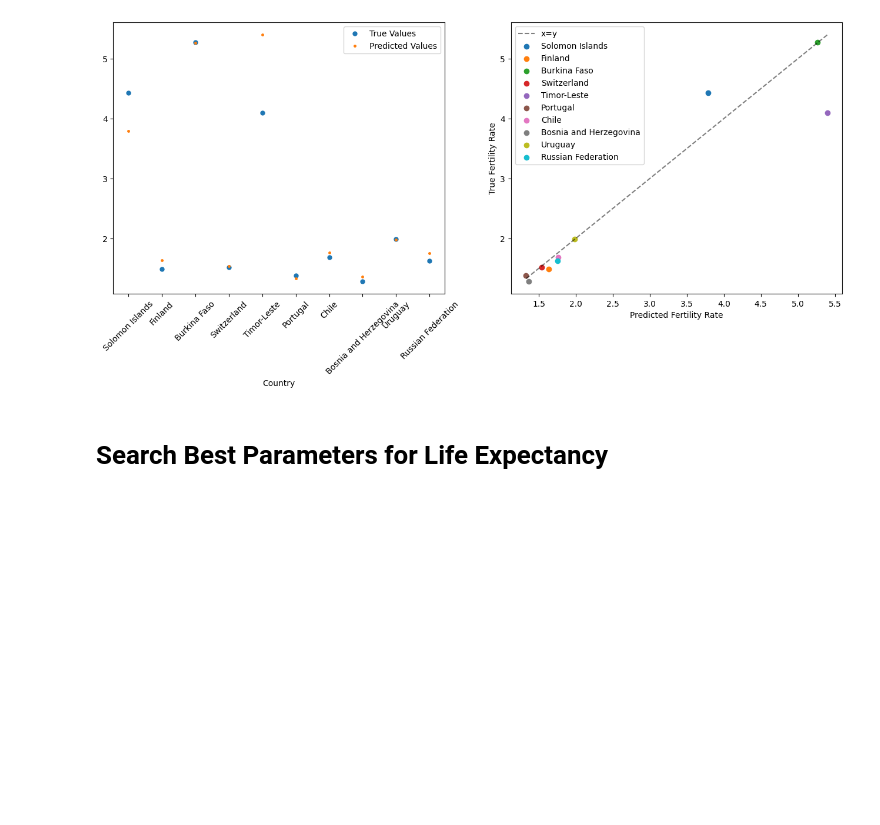
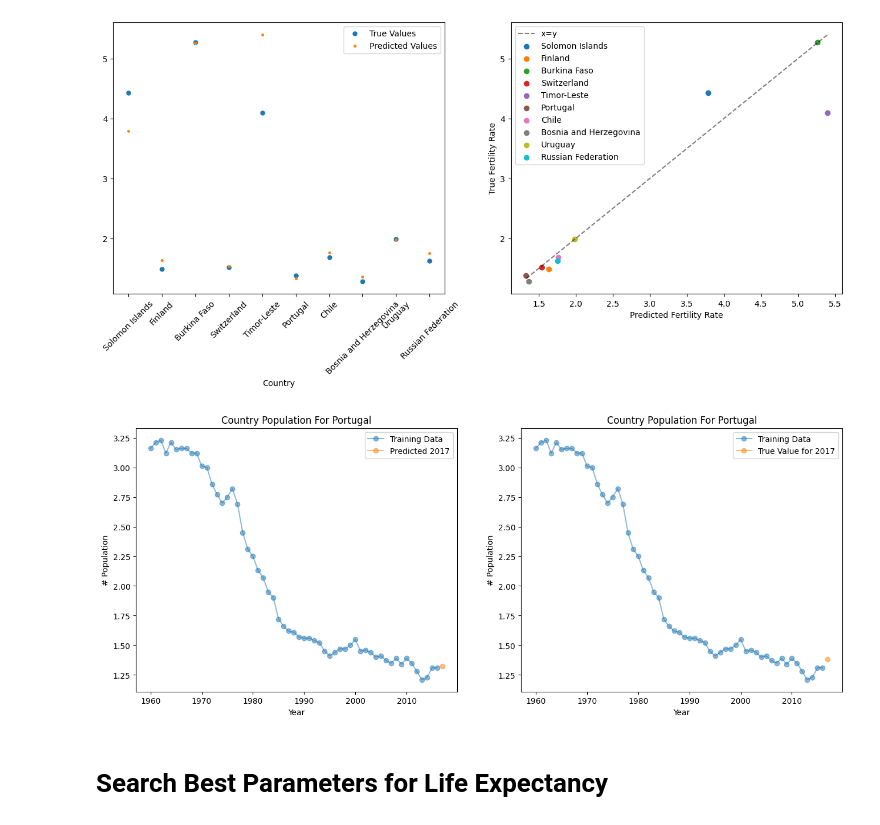
Before and after one commit to joelpoliveira/AprendizagemAutomatica-Projeto, a Jupyter notebook: Projeto_final/main_Joel_complex_version.ipynb, the cells around one changed output. Cells and saved outputs as stored; diff of their text form; code cells hidden in the pictures; blank space fills up the shorter version.

```diff
--- a/Projeto_final/main_Joel_complex_version.ipynb
+++ b/Projeto_final/main_Joel_complex_version.ipynb
@@ -880,7 +891,8 @@ save_results("fert_rate_lm_country.pickle", best_model, best_rmse, best_pcorr)
 # %%
 model = ForecastModel(lags=11, encode_country=False).fit(data, start=2002, stop=2016)
 # %%
-y_test=pd.read_csv("data/fertility_rate_test.csv", index_col=0).loc[2017]
+test=pd.read_csv("data/fertility_rate_test.csv", index_col=0)
+y_test=test.loc[2017]
 y_test
 # %% [output]
 Solomon Islands           4.434
@@ -933,6 +945,26 @@ for i, country in enumerate(countries):
     scat_sub(ax[1], [preds[i]], [y_test[i]], xlabel="Predicted Fertility Rate", ylabel="True Fertility Rate", label=country)
 # %% [output]
 [figure]
+# %%
+i=5
+f, ax = plt.subplots(1,2, figsize=(16,6))
+scatter_ts(ax[0], data.index, data[countries[i]],
+           legend="Training Data")
+scatter_ts(ax[0], [2017], [preds[i]],
+           title=f"Country Population For {countries[i]}",
+           xlabel="Year",
+           ylabel="# Population",
+          legend="Predicted 2017")
+
+scatter_ts(ax[1], data.index, data[countries[i]],
+          legend="Training Data")
+scatter_ts(ax[1], [2017], y_test[countries[i]],
+          title=f"Country Population For {countries[i]}",
+           xlabel="Year",
+           ylabel="# Population",
+          legend="True Value for 2017")
+# %% [output]
+[figure, added]
 # %% [markdown]
 # Search Best Parameters for Life Expectancy
 # %%
```
Also changed, not shown: parts of 34 cells of this notebook.
